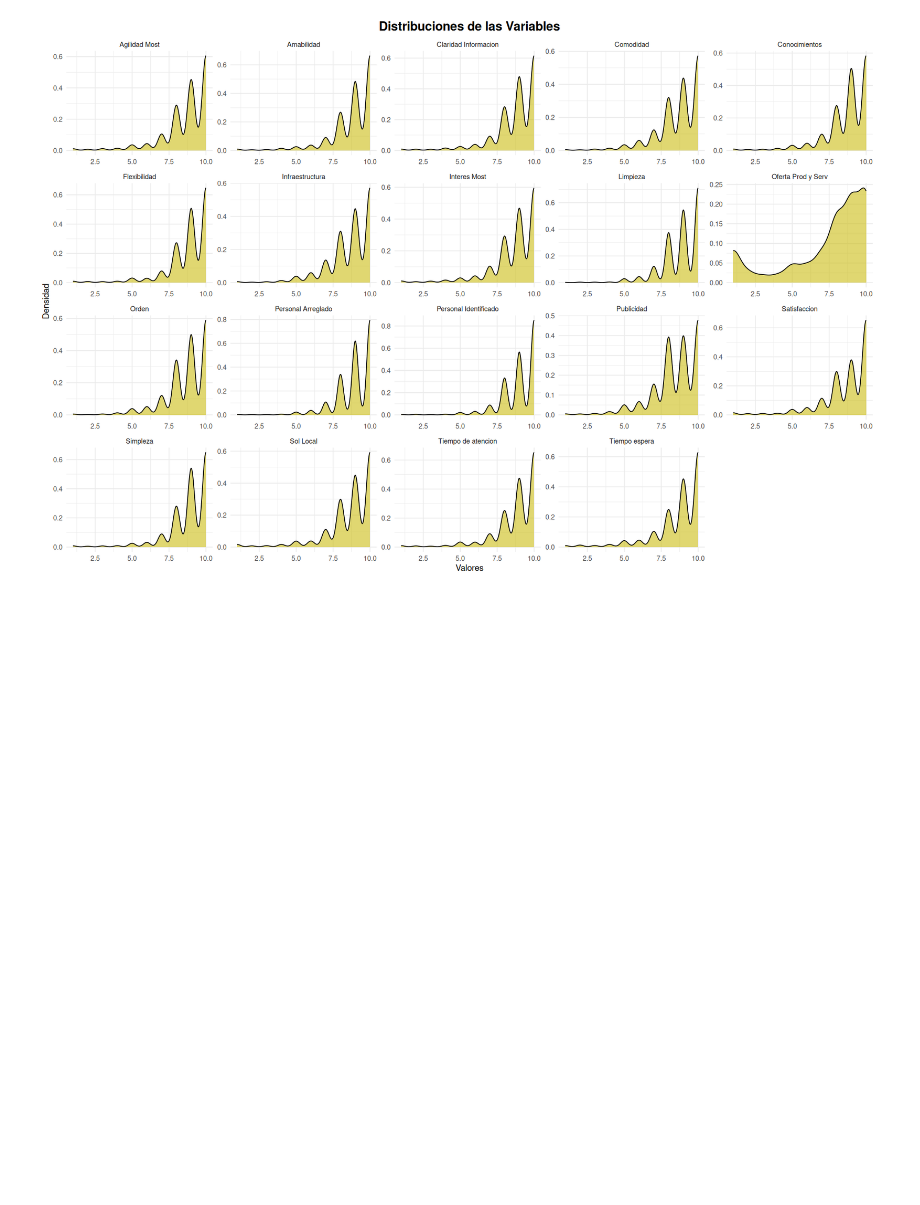
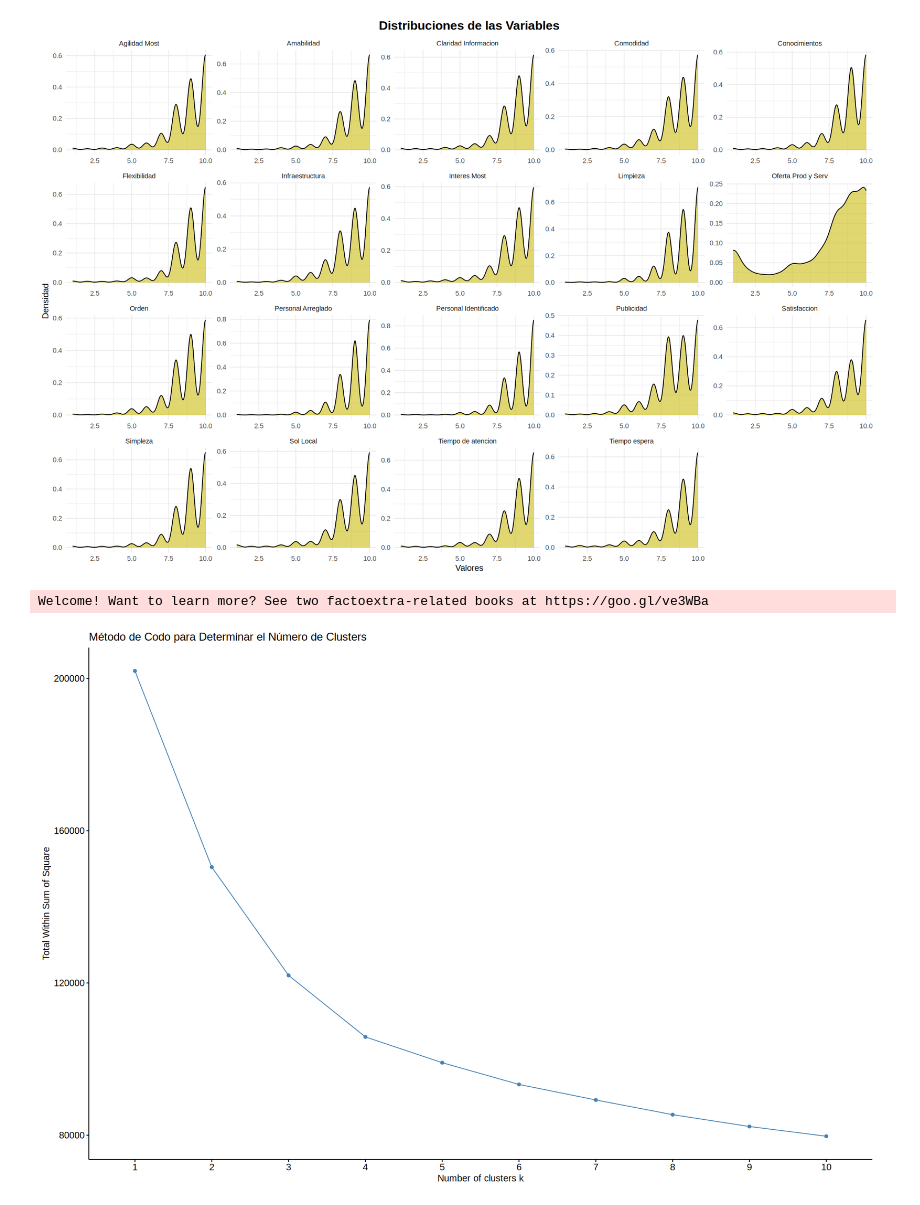
Before and after one commit to codelock54/Client_Satisfaction, a Jupyter notebook: Client_Satisfaction.ipynb, the cells around one changed output. Cells and saved outputs as stored; diff of their text form; code cells hidden in the pictures; blank space fills up the shorter version.

Commit message:
PCA & Clustering

```diff
--- a/Client_Satisfaction.ipynb
+++ b/Client_Satisfaction.ipynb
@@ -199,0 +198,8 @@ ggplot(Data_long, aes(x = Valor)) +
+# %%
+# Metodo del Codo
+library(factoextra)
+fviz_nbclust(Data, hcut, method = "wss") +
+  ggtitle("Método de Codo para Determinar el Número de Clusters")
+# %% [output]
+Welcome! Want to learn more? See two factoextra-related books at https://goo.gl/ve3WBa
+[figure, added]
```
Also changed, not shown: parts of 26 cells of this notebook, 1 other file.
